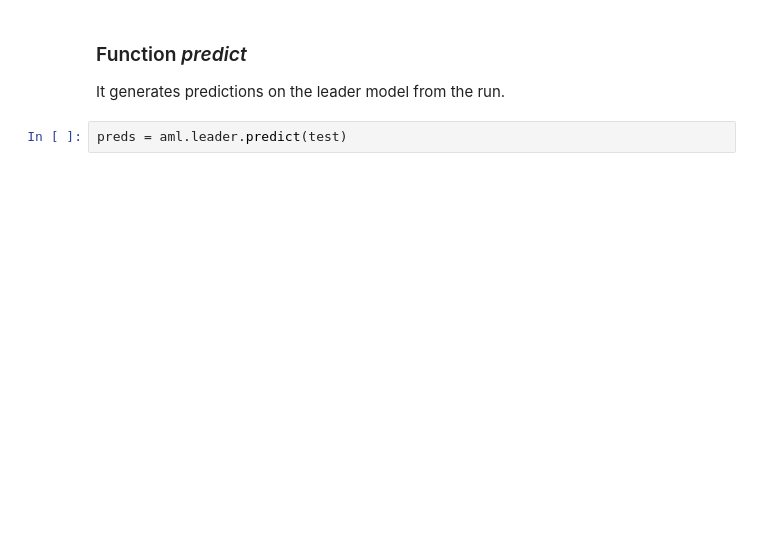
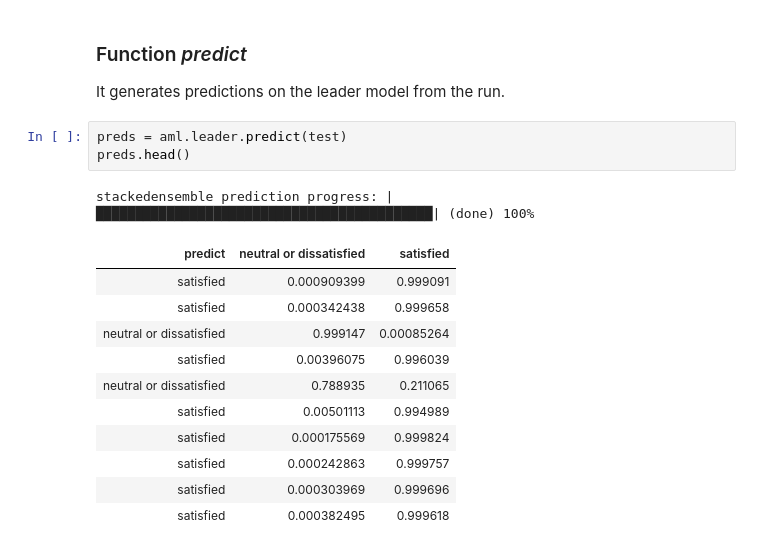
Before and after one commit to pietroepis/ml-project-work, a Jupyter notebook: h2o/classification/main.ipynb, the cells around one changed output. Drawn from its saved outputs; the diff is of its cells as text; blank space fills up the shorter version.

```diff
--- a/h2o/classification/main.ipynb
+++ b/h2o/classification/main.ipynb
@@ -59,3 +190,17 @@ aml.leader
 It generates predictions on the leader model from the run.
 # %%
 preds = aml.leader.predict(test)
+preds.head()
+# %% [output]
+stackedensemble prediction progress: |███████████████████████████████████████████| (done) 100%
+| predict | neutral or dissatisfied | satisfied |
+| satisfied | 0.000909399 | 0.999091 |
+| satisfied | 0.000342438 | 0.999658 |
+| neutral or dissatisfied | 0.999147 | 0.00085264 |
+| satisfied | 0.00396075 | 0.996039 |
+| neutral or dissatisfied | 0.788935 | 0.211065 |
+| satisfied | 0.00501113 | 0.994989 |
+| satisfied | 0.000175569 | 0.999824 |
+| satisfied | 0.000242863 | 0.999757 |
+| satisfied | 0.000303969 | 0.999696 |
+| satisfied | 0.000382495 | 0.999618 |
```
Also changed, not shown: parts of 4 cells of this notebook, 9 other files.
